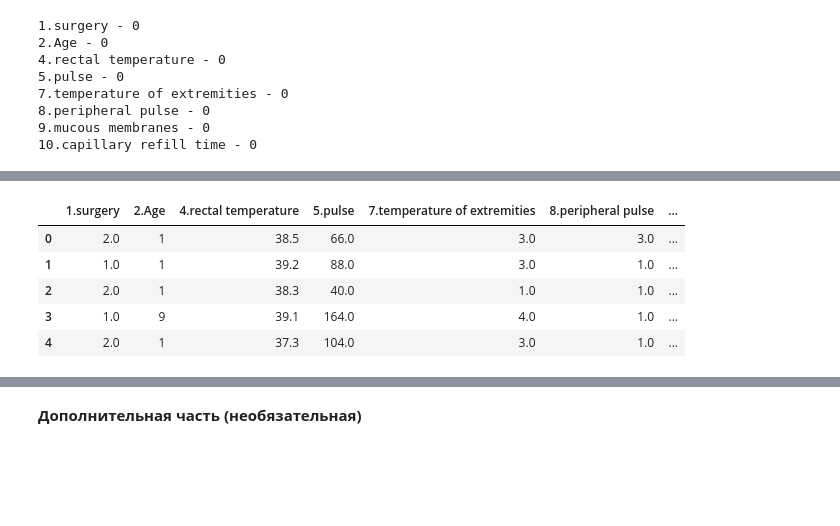
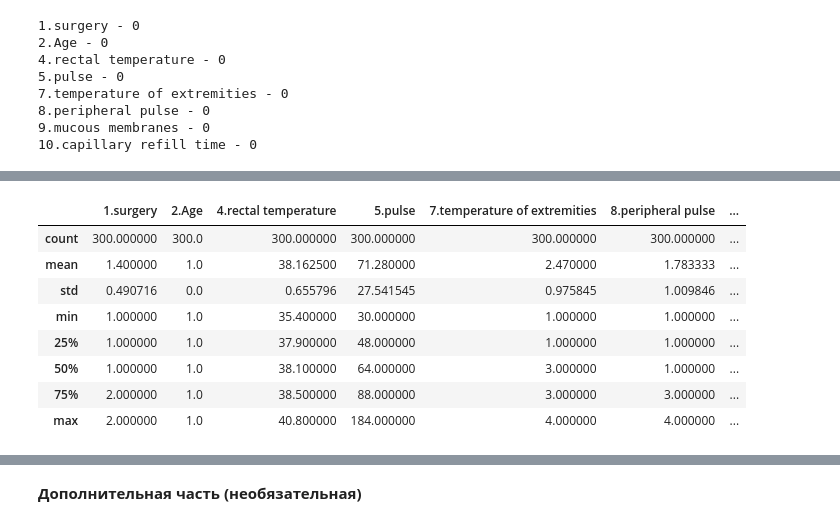
Before and after one commit to DmitryTrufanov/pyda-10-new_stat1, a Jupyter notebook: Solved_HW_Stat_Basics.ipynb, the cells around one changed output, grey strips where cells are left out. Cells and saved outputs as stored; diff of their text form; code cells hidden in the pictures; blank space fills up the shorter version.

```diff
--- a/Solved_HW_Stat_Basics.ipynb
+++ b/Solved_HW_Stat_Basics.ipynb
@@ -187,0 +291,3 @@ print(df_replace['4.rectal temperature'].mode()[0])
+# %%
+df_replace_t = df_replace[['4.rectal temperature','7.temperature of extremities']]
+df_replace_t.dropna().info()
@@ -187,0 +304,5 @@ print(df_replace['4.rectal temperature'].mode()[0])
+# %%
+df_replace_t1 = df_replace_t[df_replace_t['7.temperature of extremities']==1]
+df_replace_t2 = df_replace_t[df_replace_t['7.temperature of extremities']==2]
+df_replace_t3 = df_replace_t[df_replace_t['7.temperature of extremities']==3]
+df_replace_t4 = df_replace_t[df_replace_t['7.temperature of extremities']==4]
@@ -188,3 +329,10 @@ print(df_replace['4.rectal temperature'].mode()[0])
 # %%
-# температуру заменим медианой, как самой устойчивой величиной. К тому медиана, мат.ожидание и мода очень близки.
-df_replace['4.rectal temperature'].fillna(df_replace['4.rectal temperature'].median(), inplace=True)
+# температуру конечностей заменим модой - медиана и мат.ожидание могут быть дробными
+df_replace['7.temperature of extremities'].fillna(df_replace['7.temperature of extremities'].mode()[0], inplace=True)
+# %%
+#замена пропусток в столбце 4.rectal temperature по условию в столбце 7.temperature of extremities
+df_replace.loc[(df_replace['7.temperature of extremities']==1) & (df_replace['4.rectal temperature'].isnull()), '4.rectal temperature'] = df_replace_t1["4.rectal temperature"].median()
+df_replace.loc[(df_replace['7.temperature of extremities']==2) & (df_replace['4.rectal temperature'].isnull()), '4.rectal temperature'] = df_replace_t2["4.rectal temperature"].median()
+df_replace.loc[(df_replace['7.temperature of extremities']==3) & (df_replace['4.rectal temperature'].isnull()), '4.rectal temperature'] = df_replace_t3["4.rectal temperature"].median()
+df_replace.loc[(df_replace['7.temperature of extremities']==4) & (df_replace['4.rectal temperature'].isnull()), '4.rectal temperature'] = df_replace_t4["4.rectal temperature"].median()
+df_replace
@@ -233,9 +411,12 @@ for col in df_replace.columns:
 # %%
-df_replace.head()
+df_replace.describe()
 # %% [output]
 |  | 1.surgery | 2.Age | 4.rectal temperature | 5.pulse | 7.temperature of extremities | 8.peripheral pulse | ... |
-| 0 | 2.0 | 1 | 38.5 | 66.0 | 3.0 | 3.0 | ... |
-| 1 | 1.0 | 1 | 39.2 | 88.0 | 3.0 | 1.0 | ... |
-| 2 | 2.0 | 1 | 38.3 | 40.0 | 1.0 | 1.0 | ... |
-| 3 | 1.0 | 9 | 39.1 | 164.0 | 4.0 | 1.0 | ... |
-| 4 | 2.0 | 1 | 37.3 | 104.0 | 3.0 | 1.0 | ... |
+| count | 300.000000 | 300.0 | 300.000000 | 300.000000 | 300.000000 | 300.000000 | ... |
+| mean | 1.400000 | 1.0 | 38.162500 | 71.280000 | 2.470000 | 1.783333 | ... |
+| std | 0.490716 | 0.0 | 0.655796 | 27.541545 | 0.975845 | 1.009846 | ... |
+| min | 1.000000 | 1.0 | 35.400000 | 30.000000 | 1.000000 | 1.000000 | ... |
+| 25% | 1.000000 | 1.0 | 37.900000 | 48.000000 | 1.000000 | 1.000000 | ... |
+| 50% | 1.000000 | 1.0 | 38.100000 | 64.000000 | 3.000000 | 1.000000 | ... |
+| 75% | 2.000000 | 1.0 | 38.500000 | 88.000000 | 3.000000 | 3.000000 | ... |
+| max | 2.000000 | 1.0 | 40.800000 | 184.000000 | 4.000000 | 4.000000 | ... |
```
Also changed, not shown: parts of 36 cells of this notebook.
